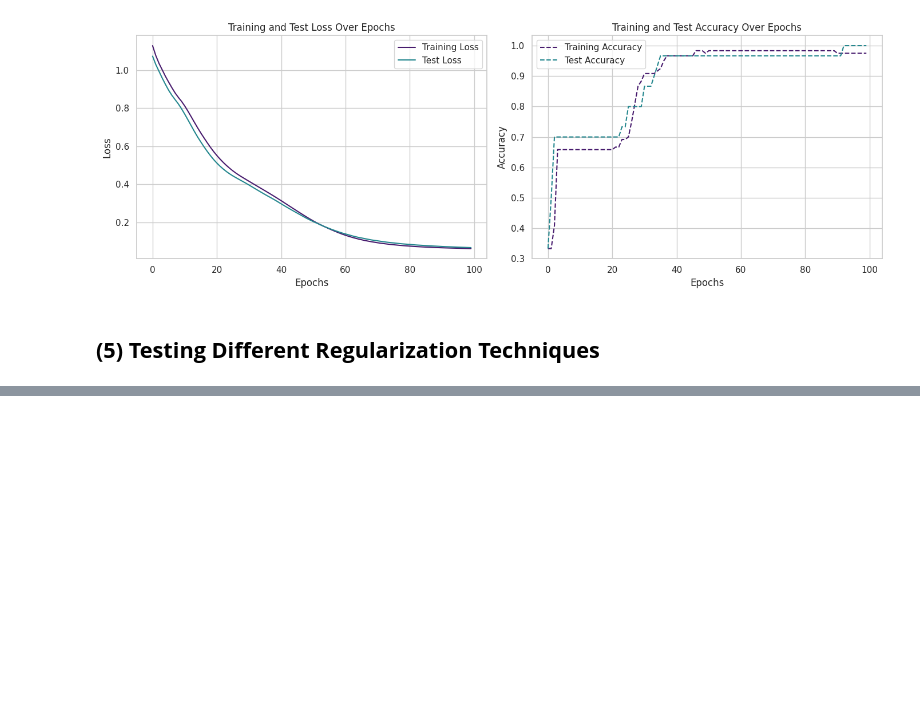
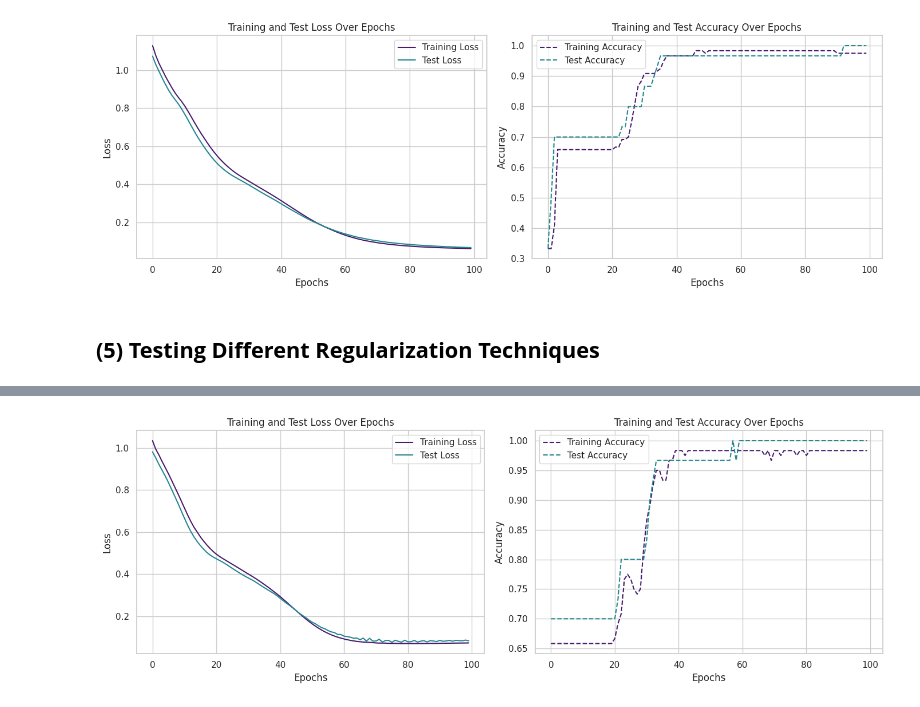
Before and after one commit to Andrea-gt/pytorch-iris, a Jupyter notebook: pytorch_iris.ipynb, the cells around one changed output, grey strips where cells are left out. Saved outputs shown, nothing was run; the diff lists cells and outputs as text; code cells hidden in the pictures; blank space fills up the shorter version.

```diff
--- a/pytorch_iris.ipynb
+++ b/pytorch_iris.ipynb
@@ -308,0 +396,6 @@ test_loss(model, X_train, y_train, X_test, y_test, opt, loss_functions[2])
+# %%
+opt = torch.optim.Adam(model.parameters(), lr=learning_rate, weight_decay=0.01)
+# %%
+test_regularization(model, X_train, y_train, X_test, y_test, opt, loss_functions[0], 'l2')
+# %% [output]
+[figure, added]
```
Also changed, not shown: parts of 11 cells of this notebook.
